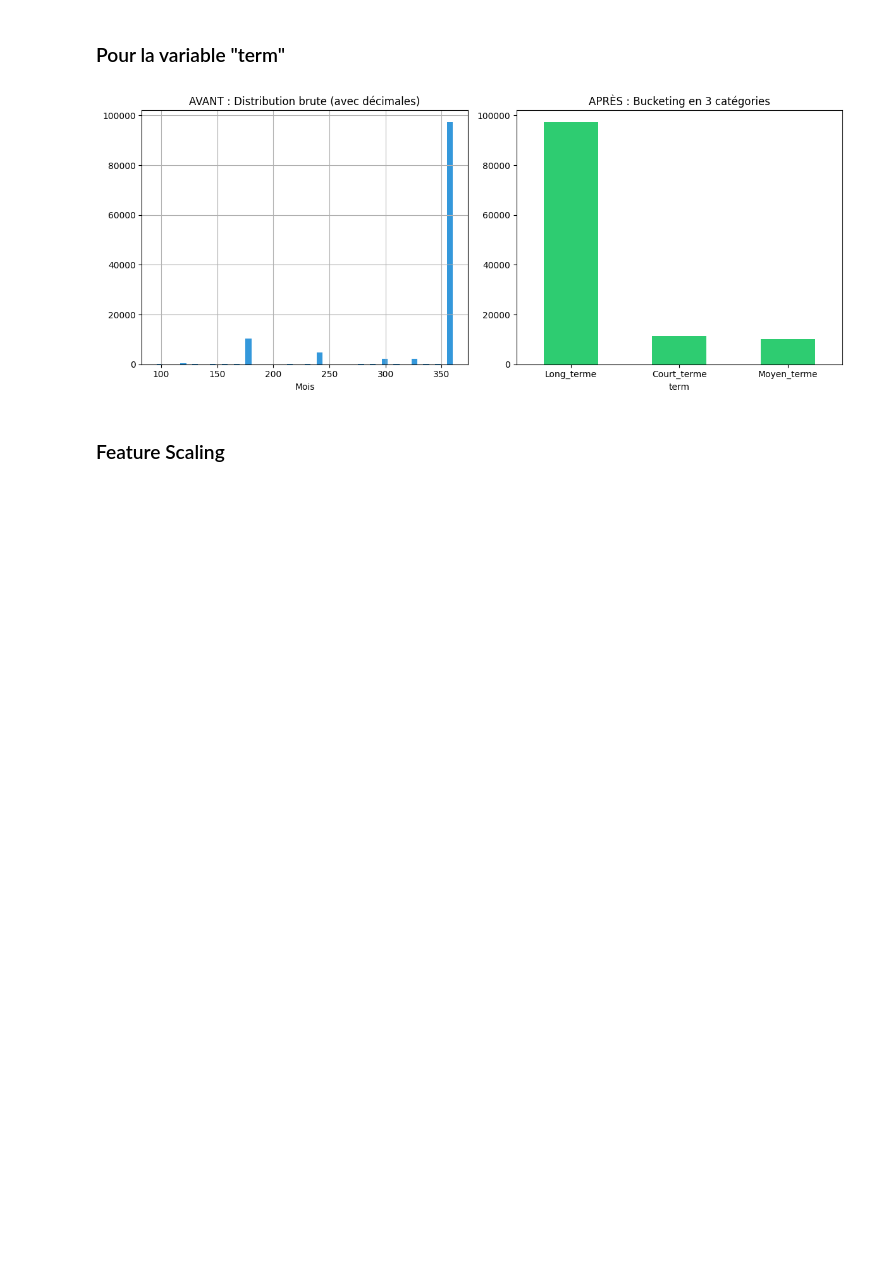
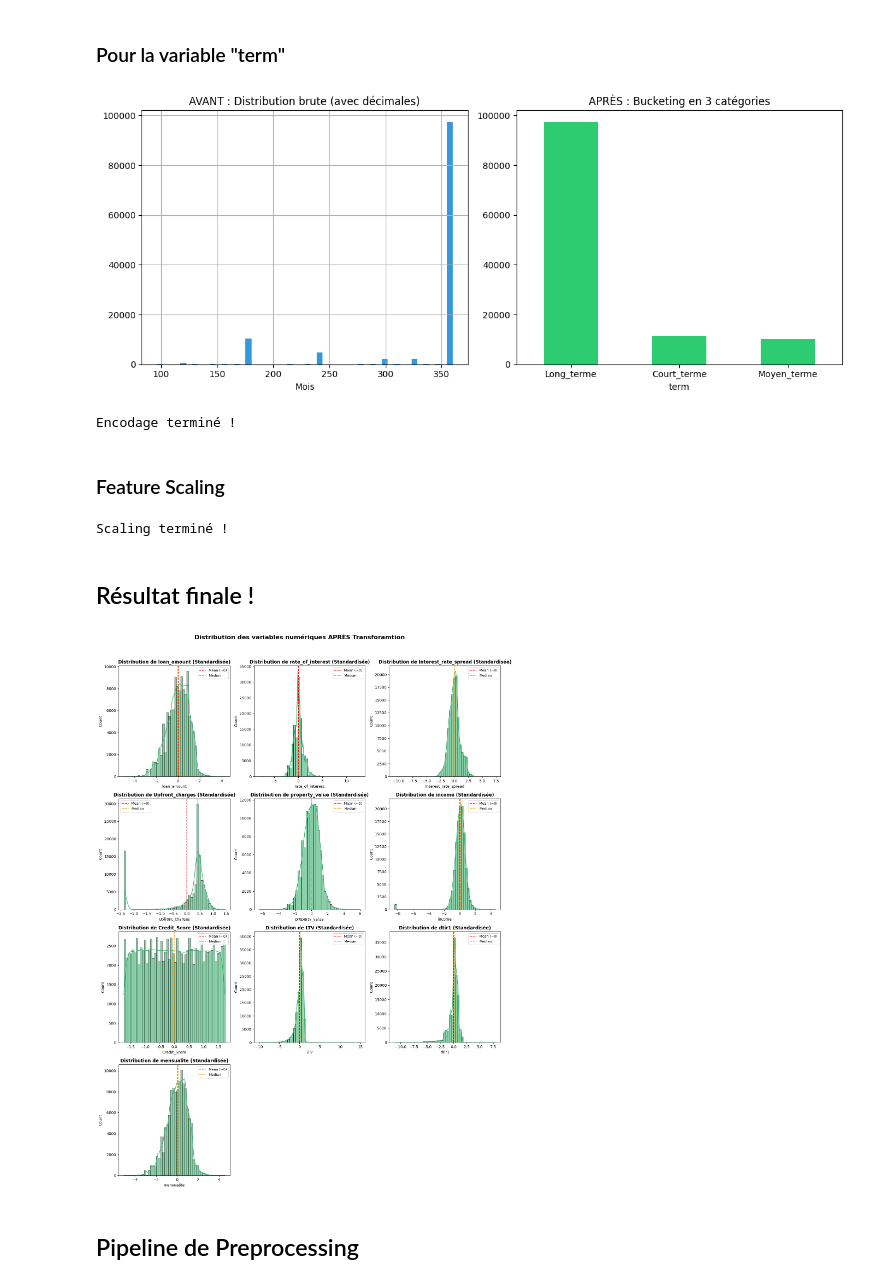
Before and after one commit to Wissem-Sahli-Engineer/CreditGuard-ML-Scoring, a Jupyter notebook: main.ipynb, the cells around one changed output. Cells and saved outputs as stored; diff of their text form; code cells hidden in the pictures; blank space fills up the shorter version.

```diff
--- a/main.ipynb
+++ b/main.ipynb
@@ -701,9 +733,66 @@ plt.tight_layout()
 plt.show()
 # %% [output]
 [figure]
+# %%
+term_ohe = onehot_encoder.fit_transform(X_train[['term']])
+term_col = onehot_encoder.get_feature_names_out(['term'])
+
+term_encoded = pd.DataFrame(term_ohe, columns=term_col, index=X_train.index)
+X_train = pd.concat([X_train, term_encoded], axis=1)
+X_train = X_train.drop(columns=['term'])
+
+print('Encodage terminé !')
+# %% [output]
+Encodage terminé !
 # %% [markdown]
 ### Feature Scaling
 # %%
 from sklearn.preprocessing import StandardScaler
 
+cols_num.remove("term")
+
 scaler = StandardScaler()
+X_train[cols_num] = scaler.fit_transform(X_train[cols_num])
+
+print("Scaling terminé !")
+# %% [output]
+Scaling terminé !
+# %% [markdown]
+## Résultat finale !
+# %%
+# 1. Calcul automatique de la taille de la grille selon le nombre de colonnes
+n_features = len(cols_num)
+n_cols_grid = 3
+n_rows_grid = math.ceil(n_features / n_cols_grid)
+
+# 2. Création de la figure (la hauteur s'adapte au nombre de lignes)
+fig, axes = plt.subplots(n_rows_grid, n_cols_grid, figsize=(15, 5 * n_rows_grid))
+axes = axes.ravel() # Aplatit la grille pour pouvoir boucler dessus facilement
+
+# 3. Boucle sur les colonnes numériques
+for idx, col in enumerate(cols_num):
+    # Tracé de l'histogramme avec KDE
+    sns.histplot(data=X_train, x=col, bins=50, kde=True, ax=axes[idx],
+                 color='mediumseagreen', edgecolor='black', alpha=0.6)
+
+    axes[idx].set_title(f'Distribution de {col} (Standardisée)', fontsize=12, fontweight='bold')
+
+    # Ajout des lignes de Moyenne et Médiane
+    axes[idx].axvline(x=X_train[col].mean(), color='red', linestyle='--',
+                      linewidth=1.5, label='Mean (~0)')
+    axes[idx].axvline(x=X_train[col].median(), color='orange', linestyle='--',
+                      linewidth=1.5, label='Median')
+    axes[idx].legend(fontsize=9)
+
+# 4. Nettoyage : cacher les cases vides si le nombre de features n'est pas un multiple de 3
+for idx in range(n_features, len(axes)):
+    fig.delaxes(axes[idx])
+
+# 5. Titre global et affichage
+plt.suptitle('Distribution des variables numériques APRÈS Transforamtion', fontsize=16, fontweight='bold', y=1.02)
+plt.tight_layout()
+plt.show()
+# %% [output]
+[figure, added]
+# %% [markdown]
+## Pipeline de Preprocessing
```
Also changed, not shown: parts of 20 cells of this notebook.
